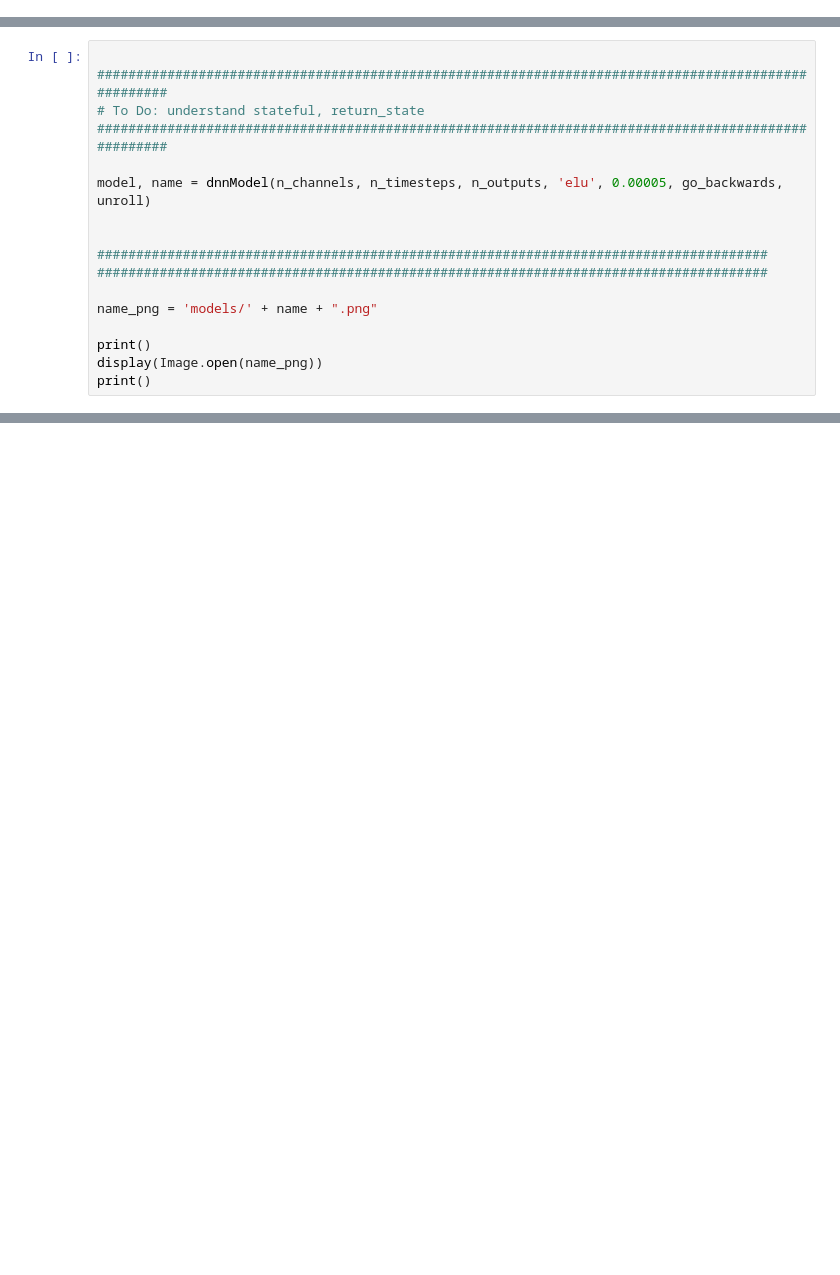
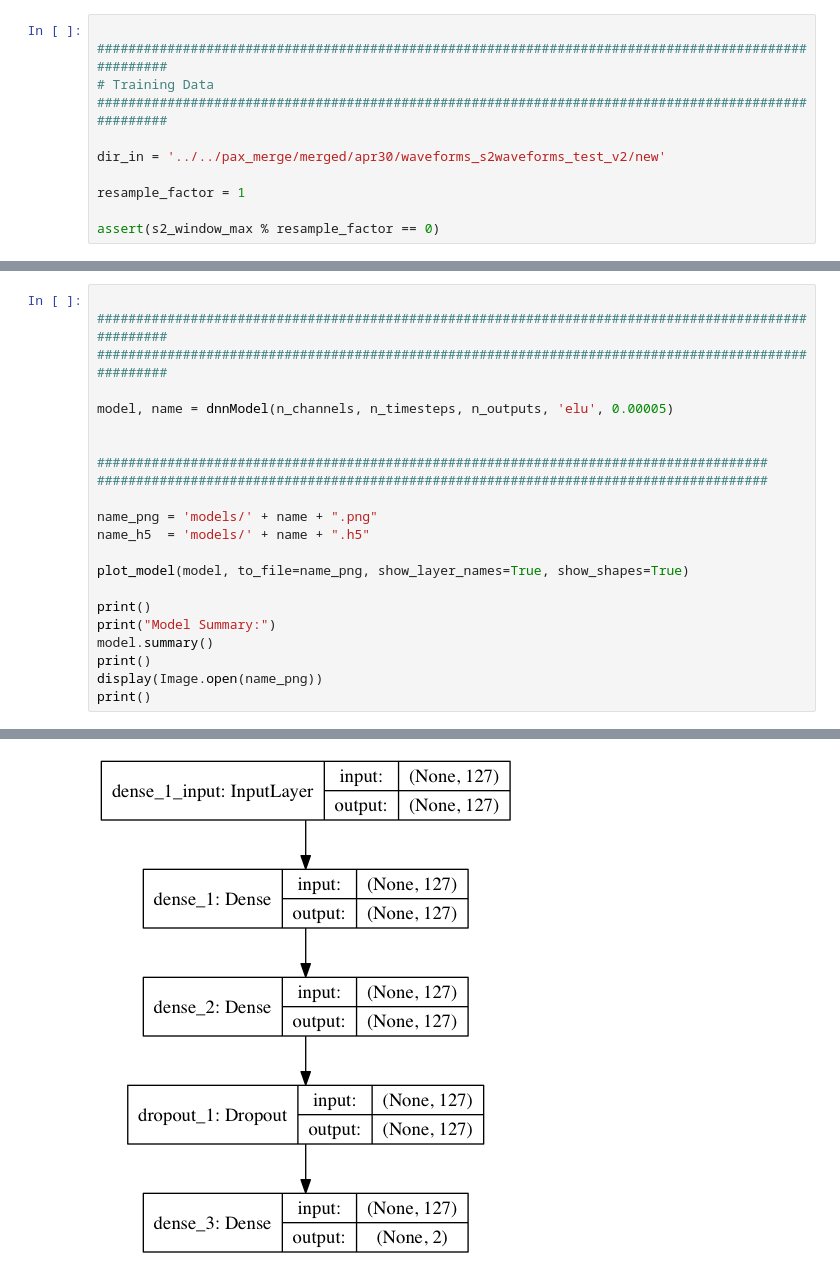
Before and after one commit to dbarg/pax_reconstruction, a Jupyter notebook: xy_s2waveforms/xy_S2waveforms_dnn_train.ipynb, the cells around one changed output, grey strips where cells are left out. Saved outputs shown, nothing was run; the diff lists cells and outputs as text; blank space fills up the shorter version.

```diff
--- a/xy_s2waveforms/xy_S2waveforms_dnn_train.ipynb
+++ b/xy_s2waveforms/xy_S2waveforms_dnn_train.ipynb
@@ -94,3 +96,14 @@ Event Max S2 Window size: 1448
+# %%
+
+####################################################################################################
+# Training Data
+####################################################################################################
+
+dir_in = '../../pax_merge/merged/apr30/waveforms_s2waveforms_test_v2/new'
+
+resample_factor = 1
+
+assert(s2_window_max % resample_factor == 0)
 # %%
 
 ####################################################################################################
@@ -144,17 +183,23 @@ Truth data shape: (1, 2)
 # %%
 
 ####################################################################################################
-# To Do: understand stateful, return_state
 ####################################################################################################
 
-model, name = dnnModel(n_channels, n_timesteps, n_outputs, 'elu', 0.00005, go_backwards, unroll)
+model, name = dnnModel(n_channels, n_timesteps, n_outputs, 'elu', 0.00005)
 
 
 ######################################################################################
 ######################################################################################
 
 name_png = 'models/' + name + ".png"
+name_h5  = 'models/' + name + ".h5"
 
+plot_model(model, to_file=name_png, show_layer_names=True, show_shapes=True)
+
+print()
+print("Model Summary:")
+model.summary()
 print()
 display(Image.open(name_png))
 print()
+# %% [output]
@@ -161,3 +222,4 @@ print()
+[figure, added]
 # %%
 
 ######################################################################################
```
Also changed, not shown: parts of 8 cells of this notebook, 3 other files.
